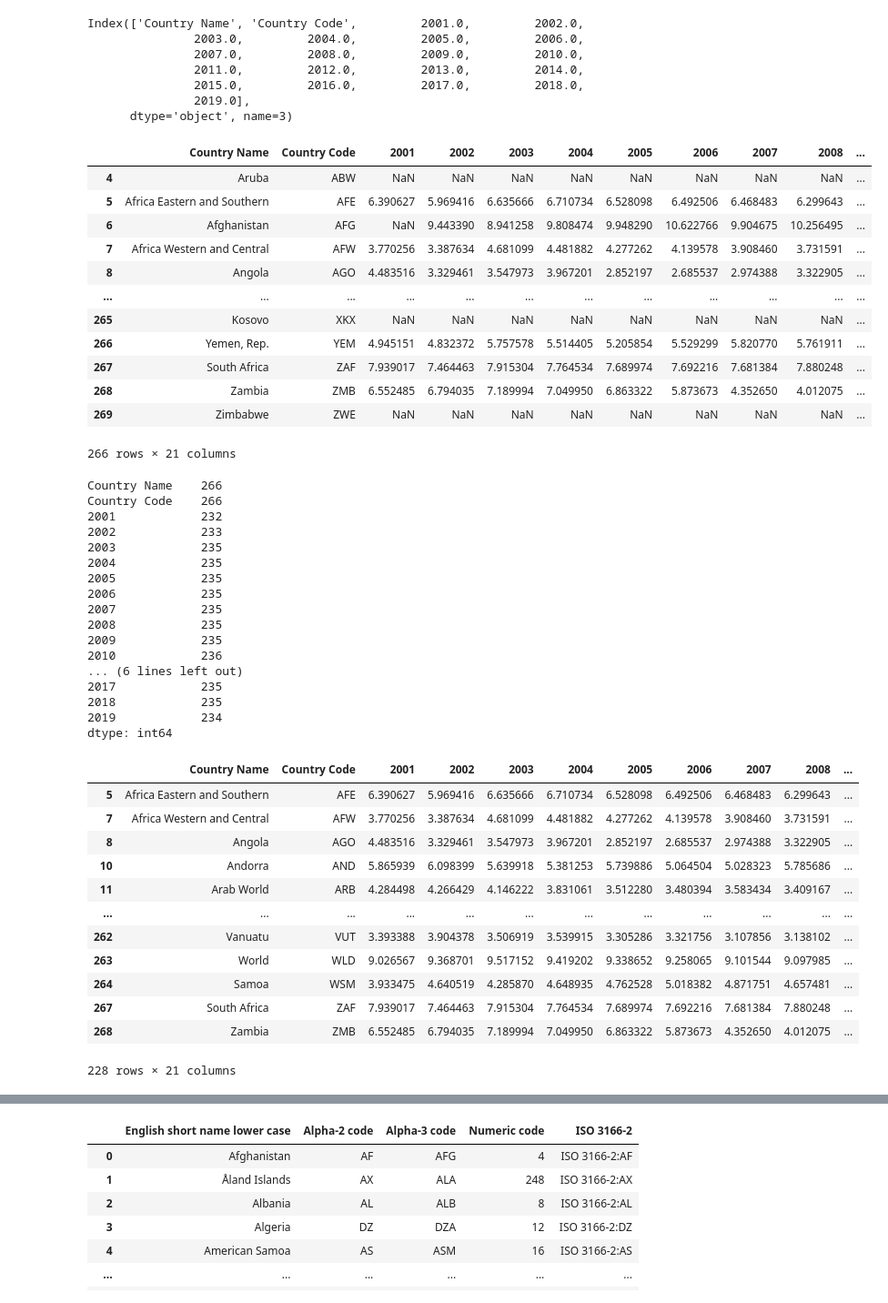
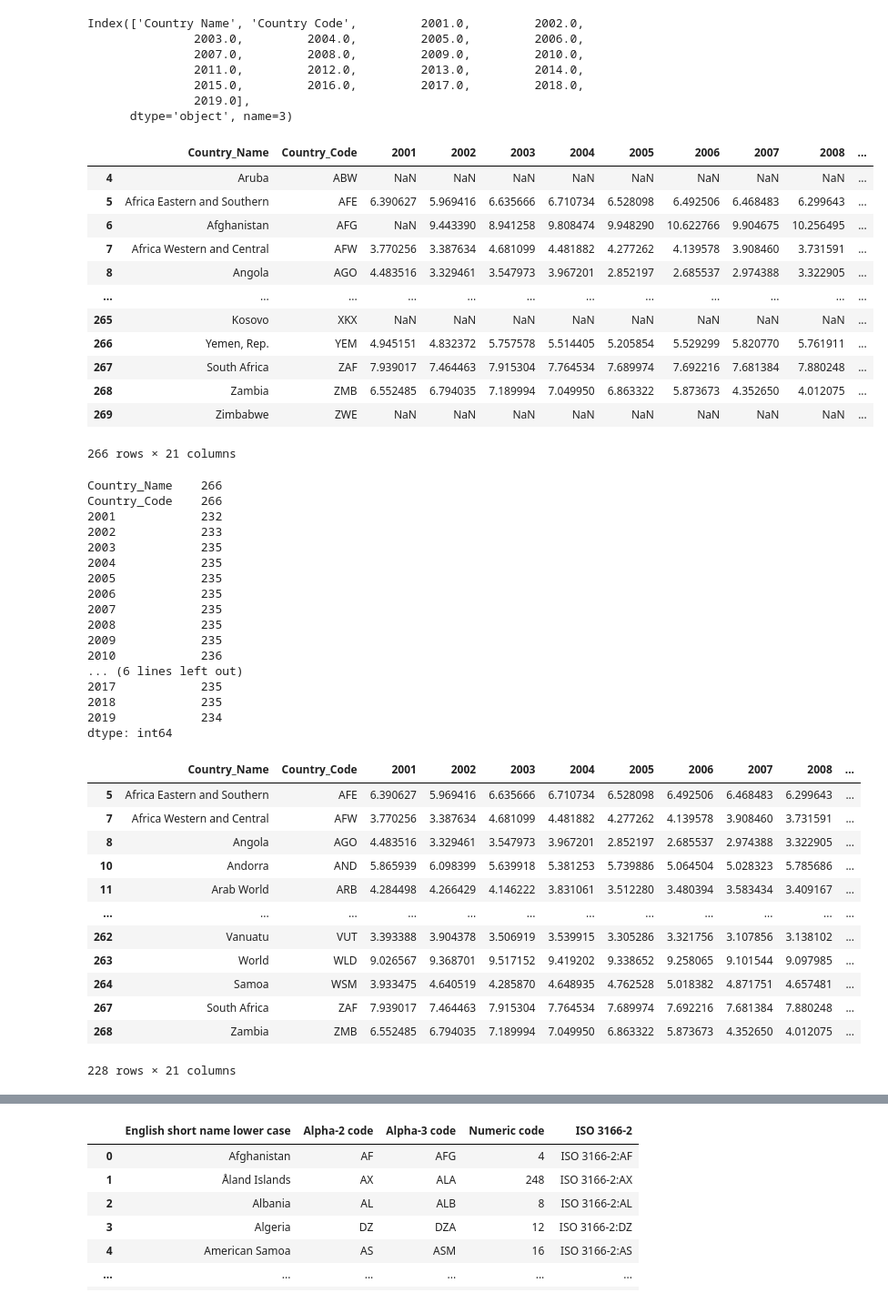
Before and after one commit to svujcich/Global_GDP_Trends, a Jupyter notebook: ETL/health_exp.ipynb, the cells around one changed output, grey strips where cells are left out. Shown at 91% size. Saved outputs shown, nothing was run; the diff lists cells and outputs as text; code cells hidden in the pictures.

Commit message:
Cleaned Health_exp notebook.

```diff
--- a/ETL/health_exp.ipynb
+++ b/ETL/health_exp.ipynb
@@ -146,12 +148,12 @@ Index(['Country Name', 'Country Code',         2001.0,         2002.0,
       dtype='object', name=3)
 # %%
 # Setting the Index
-health_exp_df = health_exp_df.set_axis(['Country Name', 'Country Code', '2001', '2002', '2003', '2004', '2005',
+health_exp_df = health_exp_df.set_axis(['Country_Name', 'Country_Code', '2001', '2002', '2003', '2004', '2005',
                                         '2006', '2007', '2008', '2009', '2010', '2011', '2012', '2013', '2014',
                                         '2015', '2016', '2017', '2018', '2019'], axis = 1)
 health_exp_df
 # %% [output]
-|  | Country Name | Country Code | 2001 | 2002 | 2003 | 2004 | 2005 | 2006 | 2007 | 2008 | ... |
+|  | Country_Name | Country_Code | 2001 | 2002 | 2003 | 2004 | 2005 | 2006 | 2007 | 2008 | ... |
 | 4 | Aruba | ABW | NaN | NaN | NaN | NaN | NaN | NaN | NaN | NaN | ... |
 | 5 | Africa Eastern and Southern | AFE | 6.390627 | 5.969416 | 6.635666 | 6.710734 | 6.528098 | 6.492506 | 6.468483 | 6.299643 | ... |
 | 6 | Afghanistan | AFG | NaN | 9.443390 | 8.941258 | 9.808474 | 9.948290 | 10.622766 | 9.904675 | 10.256495 | ... |
@@ -167,8 +169,8 @@ health_exp_df
 # %%
 health_exp_df.count()
 # %% [output]
-Country Name    266
-Country Code    266
+Country_Name    266
+Country_Code    266
 2001            232
 2002            233
 2003            235
@@ -188,7 +190,7 @@ dtype: int64
 health_exp_df = health_exp_df.dropna()
 health_exp_df
 # %% [output]
-|  | Country Name | Country Code | 2001 | 2002 | 2003 | 2004 | 2005 | 2006 | 2007 | 2008 | ... |
+|  | Country_Name | Country_Code | 2001 | 2002 | 2003 | 2004 | 2005 | 2006 | 2007 | 2008 | ... |
 | 5 | Africa Eastern and Southern | AFE | 6.390627 | 5.969416 | 6.635666 | 6.710734 | 6.528098 | 6.492506 | 6.468483 | 6.299643 | ... |
 | 7 | Africa Western and Central | AFW | 3.770256 | 3.387634 | 4.681099 | 4.481882 | 4.277262 | 4.139578 | 3.908460 | 3.731591 | ... |
 | 8 | Angola | AGO | 4.483516 | 3.329461 | 3.547973 | 3.967201 | 2.852197 | 2.685537 | 2.974388 | 3.322905 | ... |
```
Also changed, not shown: parts of 36 cells of this notebook.
